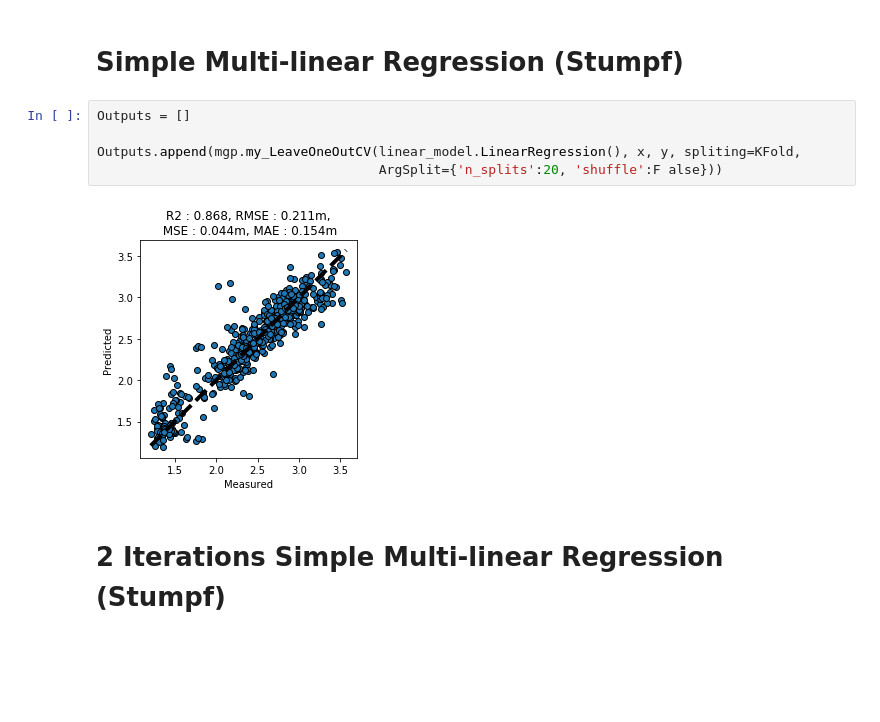
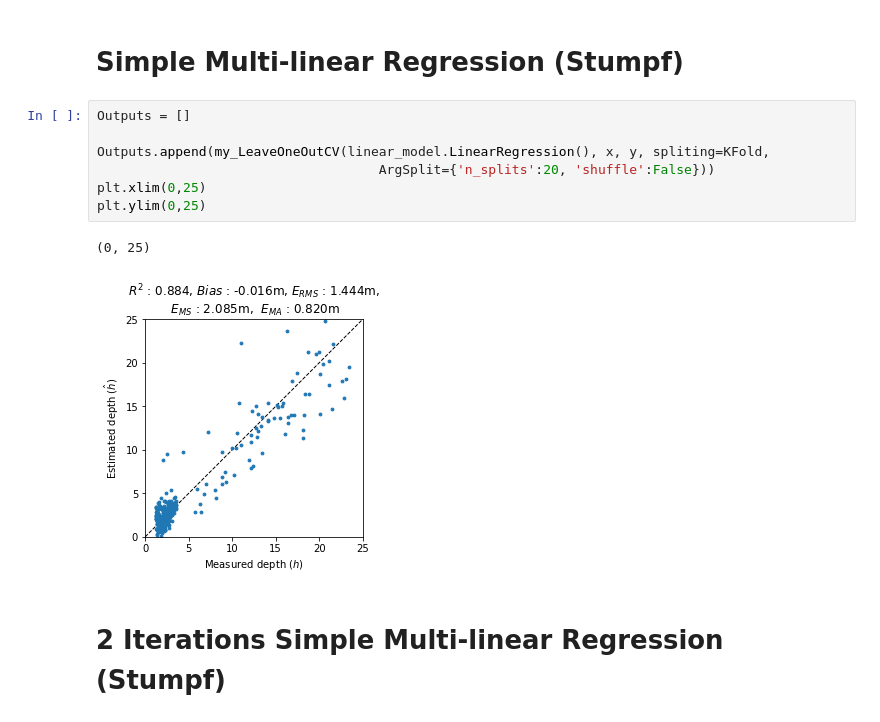
Before and after one commit to Seam8/SDB_Projects, a Jupyter notebook: Poe/Scripts/Modeling/GetBathy_Stumpf_WithFieldData.ipynb, the cells around one changed output. Drawn from its saved outputs; the diff is of its cells as text; blank space fills up the shorter version.

```diff
--- a/Poe/Scripts/Modeling/GetBathy_Stumpf_WithFieldData.ipynb
+++ b/Poe/Scripts/Modeling/GetBathy_Stumpf_WithFieldData.ipynb
@@ -402,10 +396,13 @@ plt.show()
 # %%
 Outputs = []
 
-Outputs.append(mgp.my_LeaveOneOutCV(linear_model.LinearRegression(), x, y, spliting=KFold,
-                                    ArgSplit={'n_splits':20, 'shuffle':F alse}))
+Outputs.append(my_LeaveOneOutCV(linear_model.LinearRegression(), x, y, spliting=KFold,
+                                    ArgSplit={'n_splits':20, 'shuffle':False}))
+plt.xlim(0,25)
+plt.ylim(0,25)
 # %% [output]
+(0, 25)
-[figure, old version]
+[figure, new version]
 # %% [markdown]
 # 2 Iterations Simple Multi-linear Regression (Stumpf)
 # %%
```
Also changed, not shown: parts of 15 cells of this notebook, 2 other files.
